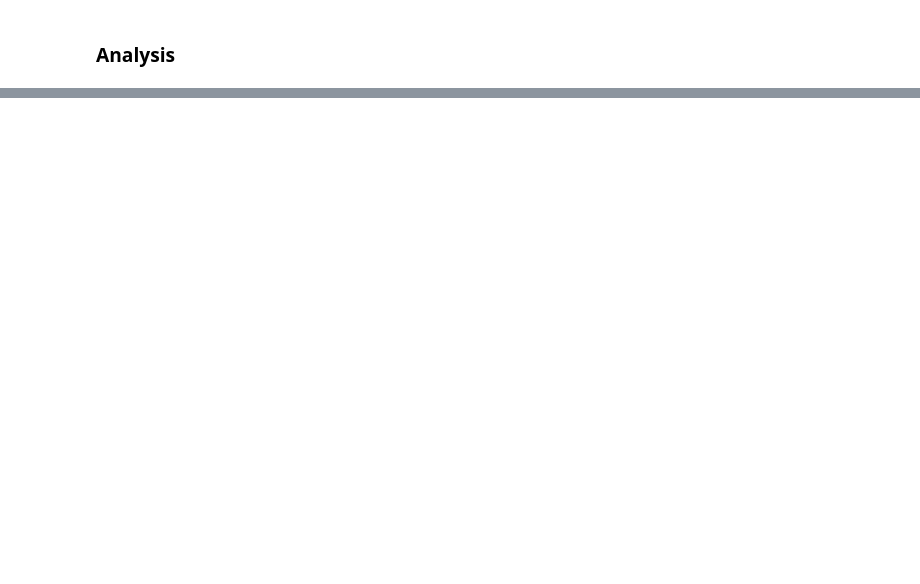
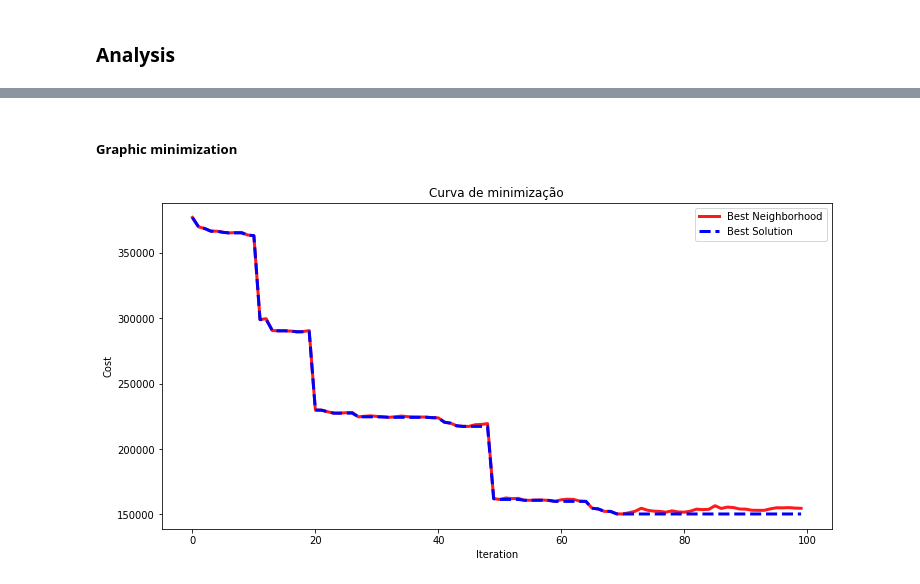
Before and after one commit to abner-lucas/Tabu-Search-CVRP, a Jupyter notebook: tabu_search_cvrp.ipynb, the cells around one changed output, grey strips where cells are left out. Cells and saved outputs as stored; diff of their text form; code cells hidden in the pictures; blank space fills up the shorter version.

```diff
--- a/tabu_search_cvrp.ipynb
+++ b/tabu_search_cvrp.ipynb
@@ -264,0 +264,20 @@ KeyError: 'x'
+# %% [markdown]
+##### Graphic minimization
+# %%
+import matplotlib.pyplot as plt
+
+x = np.arange(0, tabu.max_iterations, 1)
+y1 = tabu.best_neighborhood["y"]
+y2 = tabu.best_solutions["y"]
+fig, ax = plt.subplots()
+fig.set_size_inches(12,6)
+lines = ax.plot(x, y1, color='red', lw=3, alpha=0.9)
+
+ax.plot(x, y2, color='blue', lw=3, linestyle='--')
+ax.set_title('Curva de minimização')
+ax.set_xlabel('Iteration')
+ax.set_ylabel('Cost')
+ax.legend(['Best Neighborhood', 'Best Solution'])
+plt.show()
+# %% [output]
+[figure, added]
```
Also changed, not shown: parts of 9 cells of this notebook, 1 other file.
